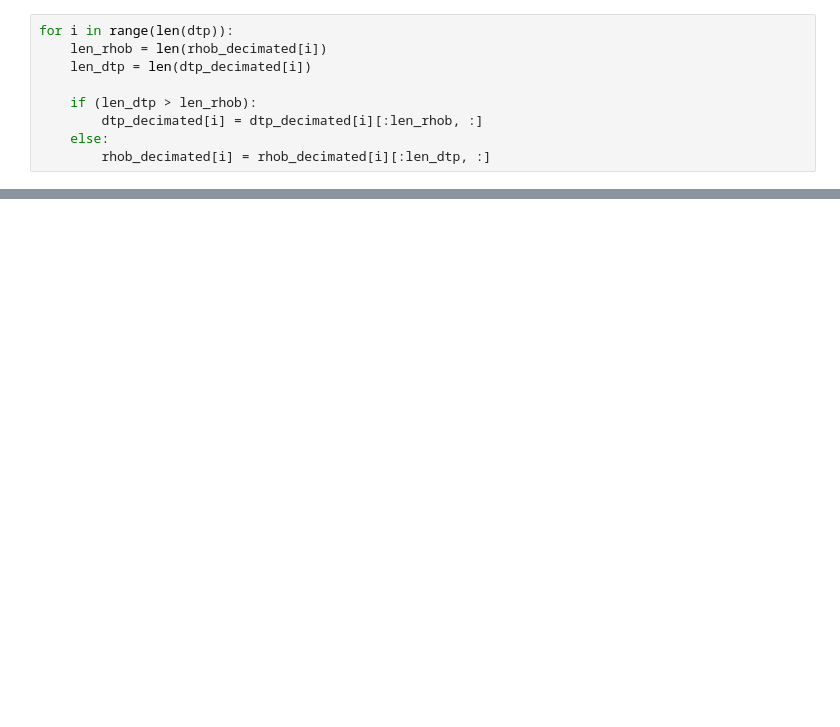
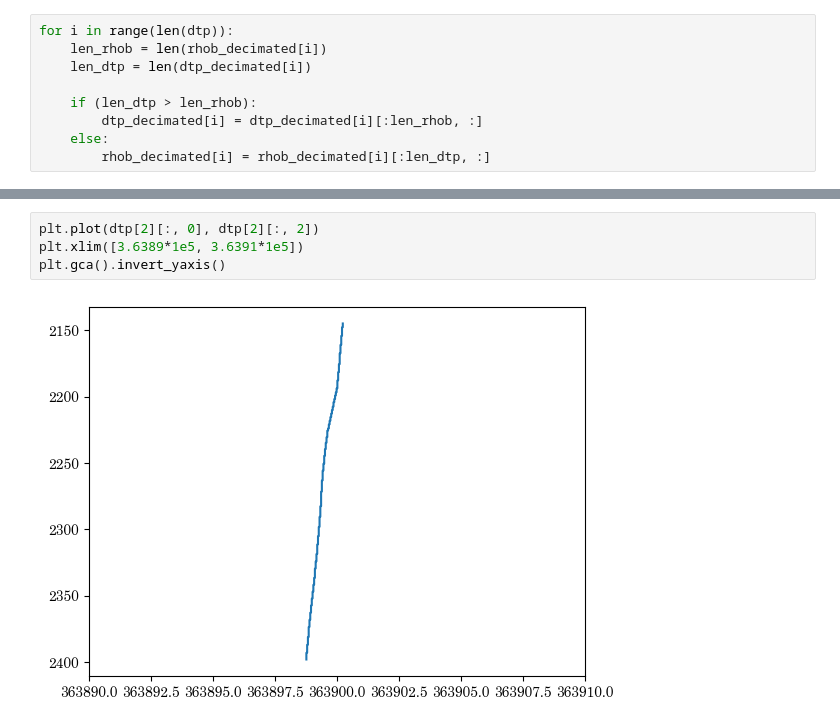
Before and after one commit to grxoxl/inversion, a Jupyter notebook: acoustic_inversion/kazan_data/data_preparation.ipynb, the cells around one changed output, grey strips where cells are left out. Drawn from its saved outputs; the diff is of its cells as text; blank space fills up the shorter version.

```diff
--- a/acoustic_inversion/kazan_data/data_preparation.ipynb
+++ b/acoustic_inversion/kazan_data/data_preparation.ipynb
@@ -120,0 +251,6 @@ plt.plot(dtp_decimated[w_num][:, 0], ai_decimated[w_num][:, 1])
+# %%
+plt.plot(dtp[2][:, 0], dtp[2][:, 2])
+plt.xlim([3.6389*1e5, 3.6391*1e5])
+plt.gca().invert_yaxis()
+# %% [output]
+[figure, added]
```
Also changed, not shown: parts of 14 cells of this notebook.
